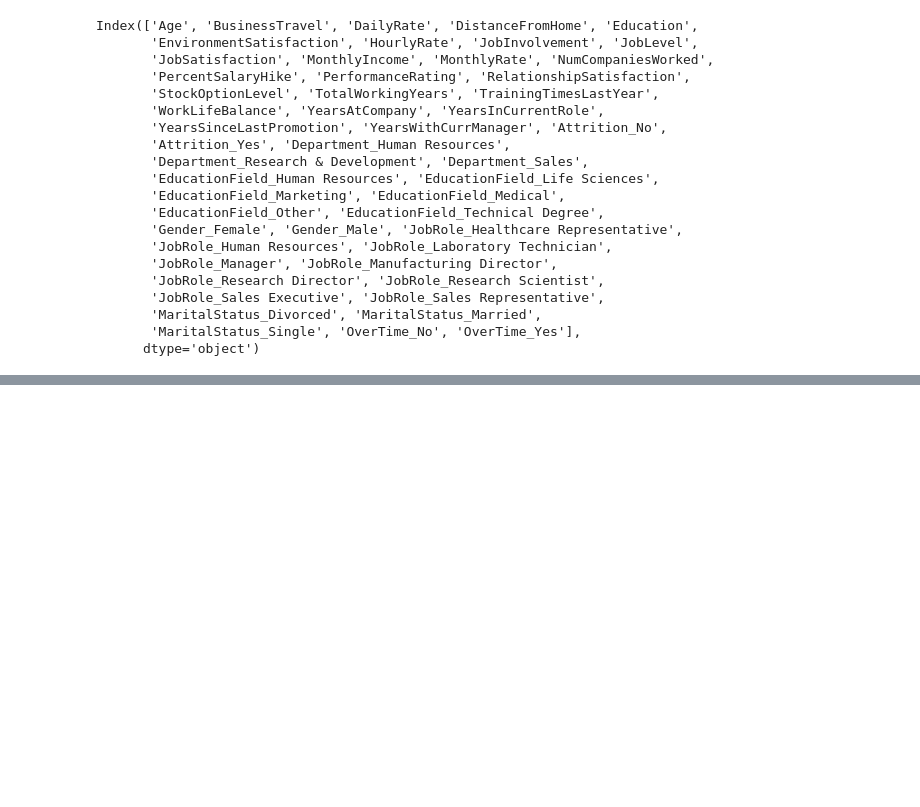
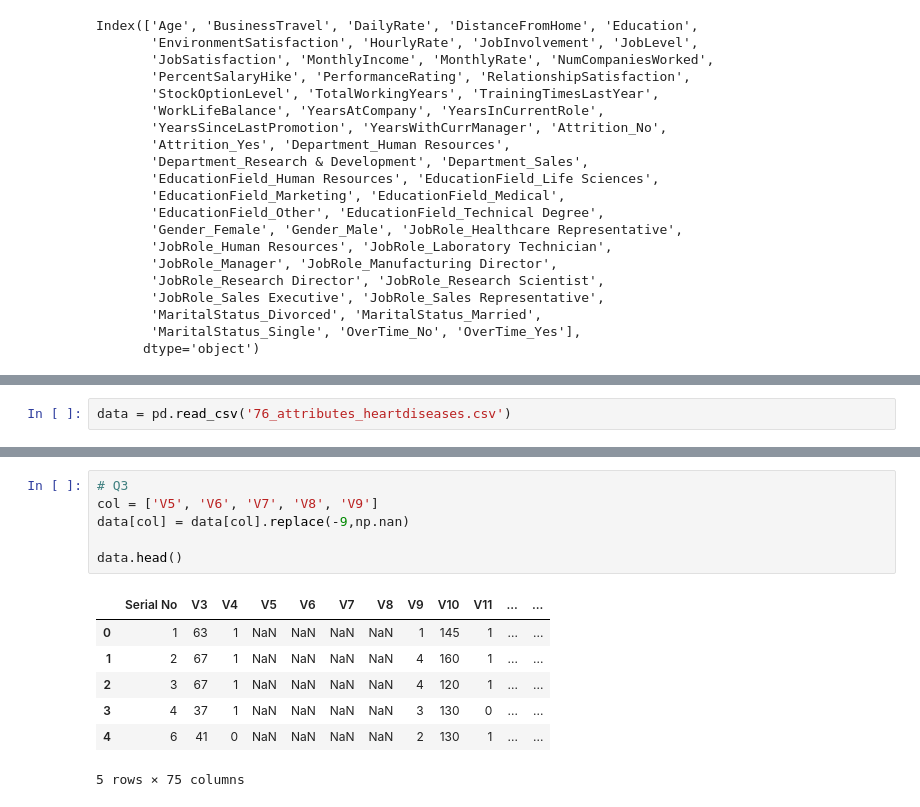
Before and after one commit to karthikoo7/Machine_Learning-BDA-, a Jupyter notebook: Day1_PreProcess.ipynb, the cells around one changed output, grey strips where cells are left out. Saved outputs shown, nothing was run; the diff lists cells and outputs as text; blank space fills up the shorter version.

```diff
--- a/Day1_PreProcess.ipynb
+++ b/Day1_PreProcess.ipynb
@@ -193,0 +243,2 @@ Index(['Age', 'BusinessTravel', 'DailyRate', 'DistanceFromHome', 'Education',
+# %%
+data = pd.read_csv('76_attributes_heartdiseases.csv')
@@ -193,0 +309,14 @@ Index(['Age', 'BusinessTravel', 'DailyRate', 'DistanceFromHome', 'Education',
+# %%
+# Q3
+col = ['V5', 'V6', 'V7', 'V8', 'V9']
+data[col] = data[col].replace(-9,np.nan)
+
+data.head()
+# %% [output]
+|  | Serial No | V3 | V4 | V5 | V6 | V7 | V8 | V9 | V10 | V11 | ... | ... |
+| 0 | 1 | 63 | 1 | NaN | NaN | NaN | NaN | 1 | 145 | 1 | ... | ... |
+| 1 | 2 | 67 | 1 | NaN | NaN | NaN | NaN | 4 | 160 | 1 | ... | ... |
+| 2 | 3 | 67 | 1 | NaN | NaN | NaN | NaN | 4 | 120 | 1 | ... | ... |
+| 3 | 4 | 37 | 1 | NaN | NaN | NaN | NaN | 3 | 130 | 0 | ... | ... |
+| 4 | 6 | 41 | 0 | NaN | NaN | NaN | NaN | 2 | 130 | 1 | ... | ... |
+5 rows × 75 columns
```
Also changed, not shown: parts of 20 cells of this notebook.
